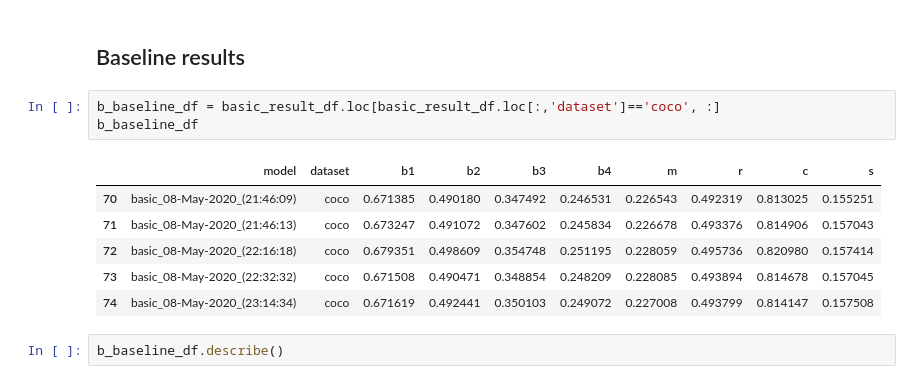
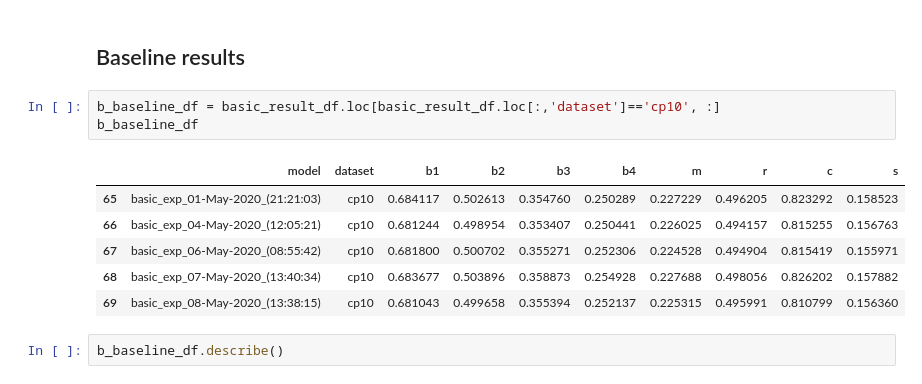
Before and after one commit to ingritu/TDT4900-Master-Thesis, a Jupyter notebook: notebooks/Results.ipynb, the cells around one changed output. Drawn from its saved outputs; the diff is of its cells as text.

Commit message:
qualitative baseline results

```diff
--- a/notebooks/Results.ipynb
+++ b/notebooks/Results.ipynb
@@ -37,15 +37,15 @@ basic_result_df = basic_result_df.loc[:, ['model', 'dataset'] + metrics]
 # %% [markdown]
 ## Baseline results
 # %%
-b_baseline_df = basic_result_df.loc[basic_result_df.loc[:,'dataset']=='coco', :]
+b_baseline_df = basic_result_df.loc[basic_result_df.loc[:,'dataset']=='cp10', :]
 b_baseline_df
 # %% [output]
 |  | model | dataset | b1 | b2 | b3 | b4 | m | r | c | s |
-| 70 | basic_08-May-2020_(21:46:09) | coco | 0.671385 | 0.490180 | 0.347492 | 0.246531 | 0.226543 | 0.492319 | 0.813025 | 0.155251 |
-| 71 | basic_08-May-2020_(21:46:13) | coco | 0.673247 | 0.491072 | 0.347602 | 0.245834 | 0.226678 | 0.493376 | 0.814906 | 0.157043 |
-| 72 | basic_08-May-2020_(22:16:18) | coco | 0.679351 | 0.498609 | 0.354748 | 0.251195 | 0.228059 | 0.495736 | 0.820980 | 0.157414 |
-| 73 | basic_08-May-2020_(22:32:32) | coco | 0.671508 | 0.490471 | 0.348854 | 0.248209 | 0.228085 | 0.493894 | 0.814678 | 0.157045 |
-| 74 | basic_08-May-2020_(23:14:34) | coco | 0.671619 | 0.492441 | 0.350103 | 0.249072 | 0.227008 | 0.493799 | 0.814147 | 0.157508 |
+| 65 | basic_exp_01-May-2020_(21:21:03) | cp10 | 0.684117 | 0.502613 | 0.354760 | 0.250289 | 0.227229 | 0.496205 | 0.823292 | 0.158523 |
+| 66 | basic_exp_04-May-2020_(12:05:21) | cp10 | 0.681244 | 0.498954 | 0.353407 | 0.250441 | 0.226025 | 0.494157 | 0.815255 | 0.156763 |
+| 67 | basic_exp_06-May-2020_(08:55:42) | cp10 | 0.681800 | 0.500702 | 0.355271 | 0.252306 | 0.224528 | 0.494904 | 0.815419 | 0.155971 |
+| 68 | basic_exp_07-May-2020_(13:40:34) | cp10 | 0.683677 | 0.503896 | 0.358873 | 0.254928 | 0.227688 | 0.498056 | 0.826202 | 0.157882 |
+| 69 | basic_exp_08-May-2020_(13:38:15) | cp10 | 0.681043 | 0.499658 | 0.355394 | 0.252137 | 0.225315 | 0.495991 | 0.810799 | 0.156360 |
 # %%
 b_baseline_df.describe()
 # %% [output]
```
Also changed, not shown: parts of 2 cells of this notebook, 1 other file.
